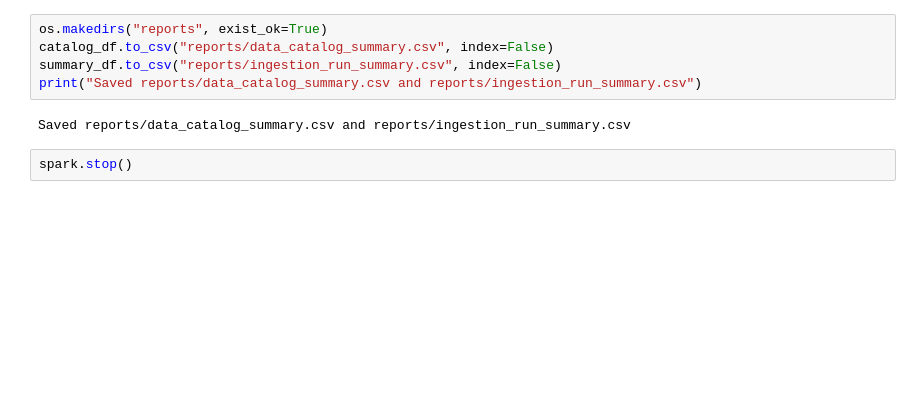
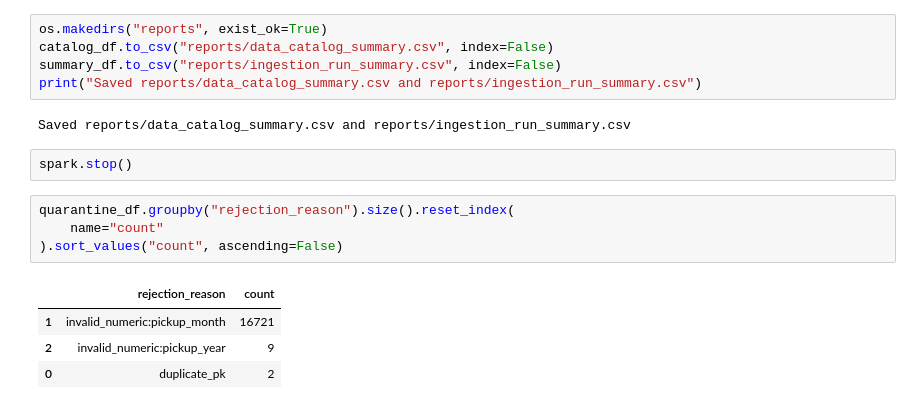
Before and after one commit to Thilini-Y/urban-mobility-data-platform, a Jupyter notebook: notebooks/run_ingestion.ipynb, the cells around one changed output. Drawn from its saved outputs; the diff is of its cells as text; blank space fills up the shorter version.

```diff
--- a/notebooks/run_ingestion.ipynb
+++ b/notebooks/run_ingestion.ipynb
@@ -537,3 +533,12 @@ print("Saved reports/data_catalog_summary.csv and reports/ingestion_run_summary.
 Saved reports/data_catalog_summary.csv and reports/ingestion_run_summary.csv
 # %%
 spark.stop()
+# %%
+quarantine_df.groupby("rejection_reason").size().reset_index(
+    name="count"
+).sort_values("count", ascending=False)
+# %% [output]
+|  | rejection_reason | count |
+| 1 | invalid_numeric:pickup_month | 16721 |
+| 2 | invalid_numeric:pickup_year | 9 |
+| 0 | duplicate_pk | 2 |
```
Also changed, not shown: parts of 17 cells of this notebook, 12 other files.
